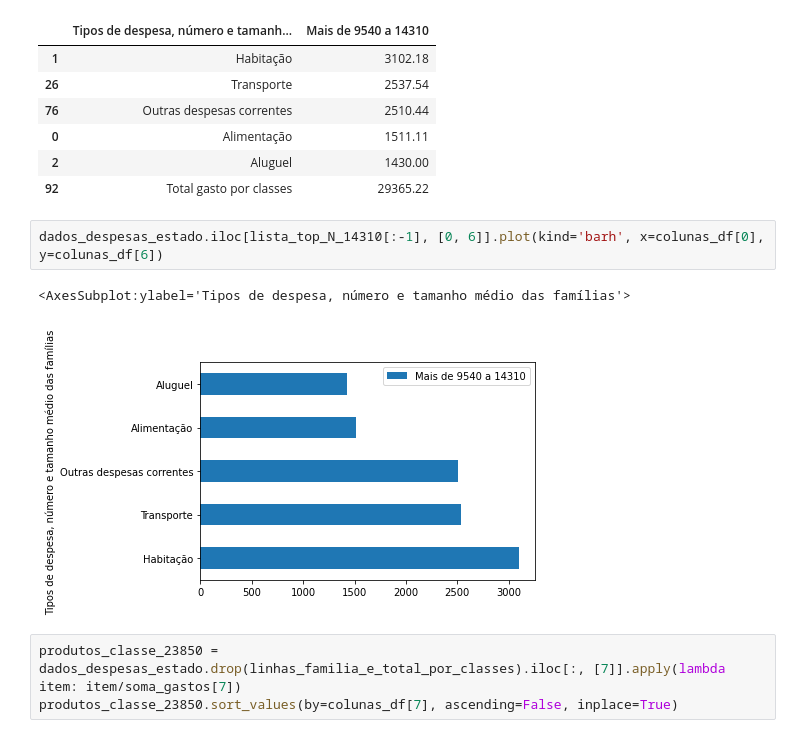
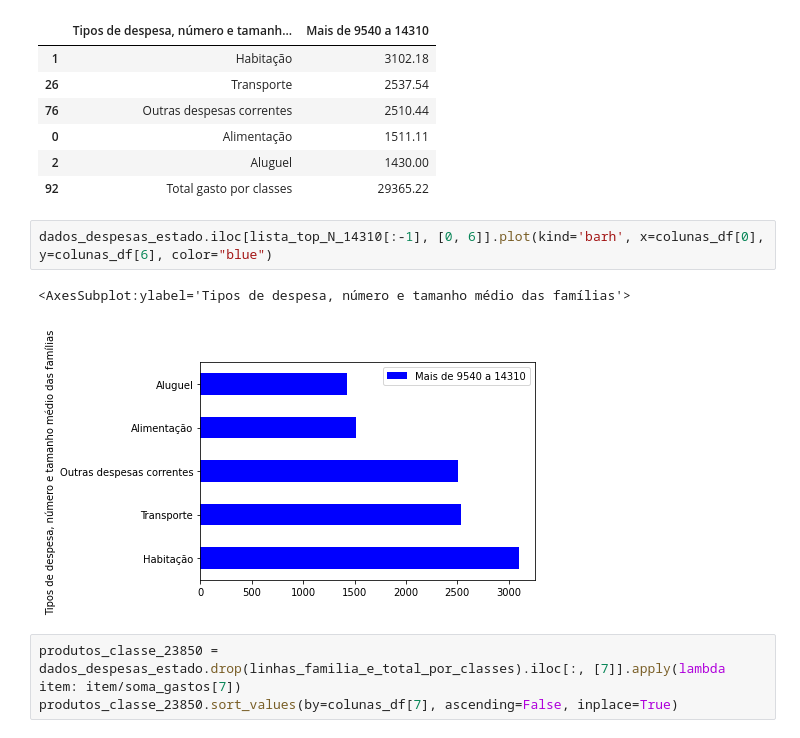
Before and after one commit to brunomarram/trabalho-dados, a Jupyter notebook: src/parte3/aquisicao_por_classe_e_estado.ipynb, the cells around one changed output. Drawn from its saved outputs; the diff is of its cells as text.

```diff
--- a/src/parte3/aquisicao_por_classe_e_estado.ipynb
+++ b/src/parte3/aquisicao_por_classe_e_estado.ipynb
@@ -391,10 +391,10 @@ dados_despesas_estado.iloc[lista_top_N_14310, [0, 6]]
 | 2 | Aluguel | 1430.00 |
 | 92 | Total gasto por classes | 29365.22 |
 # %%
-dados_despesas_estado.iloc[lista_top_N_14310[:-1], [0, 6]].plot(kind='barh', x=colunas_df[0], y=colunas_df[6])
+dados_despesas_estado.iloc[lista_top_N_14310[:-1], [0, 6]].plot(kind='barh', x=colunas_df[0], y=colunas_df[6], color="blue")
 # %% [output]
 <AxesSubplot:ylabel='Tipos de despesa, número e tamanho médio das famílias'>
-[figure, old version]
+[figure, new version]
 # %%
 produtos_classe_23850 = dados_despesas_estado.drop(linhas_familia_e_total_por_classes).iloc[:, [7]].apply(lambda item: item/soma_gastos[7])
 produtos_classe_23850.sort_values(by=colunas_df[7], ascending=False, inplace=True)
```
Also changed, not shown: parts of 15 cells of this notebook.
